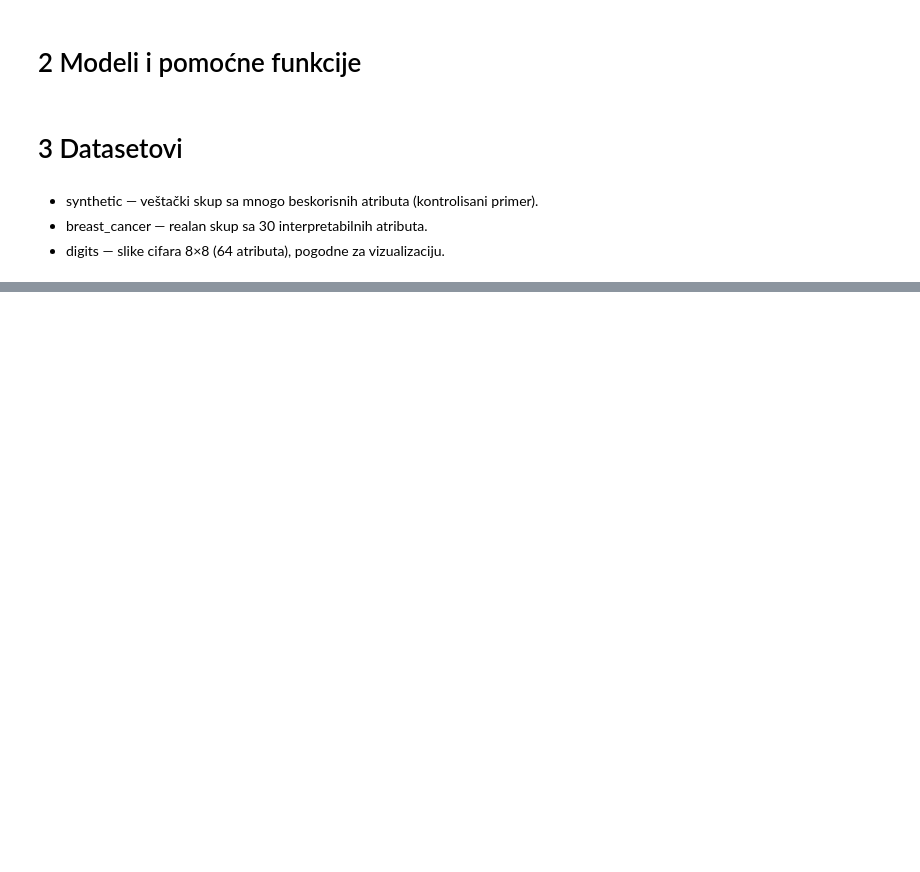
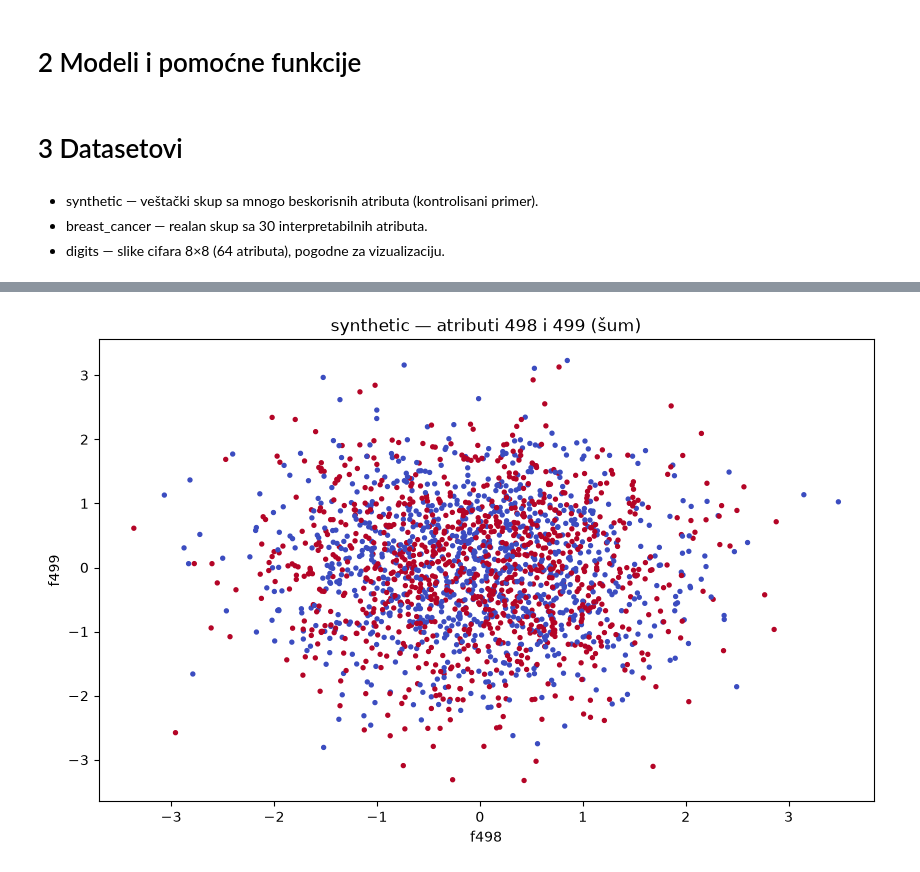
Before and after one commit to BoziCCCa/DimensionalityReduction, a Jupyter notebook: notebook.ipynb, the cells around one changed output, grey strips where cells are left out. Saved outputs shown, nothing was run; the diff lists cells and outputs as text; code cells hidden in the pictures; blank space fills up the shorter version.

```diff
--- a/notebook.ipynb
+++ b/notebook.ipynb
@@ -66,0 +125,5 @@ def prepare(X, y):
+# %%
+plt.scatter(X_syn[:, 498], X_syn[:, 499], c=y_syn, cmap="coolwarm", s=8)
+plt.title("synthetic — atributi 498 i 499 (šum)"); plt.xlabel("f498"); plt.ylabel("f499"); plt.show()
+# %% [output]
+[figure, added]
```
Also changed, not shown: parts of 89 cells of this notebook.
